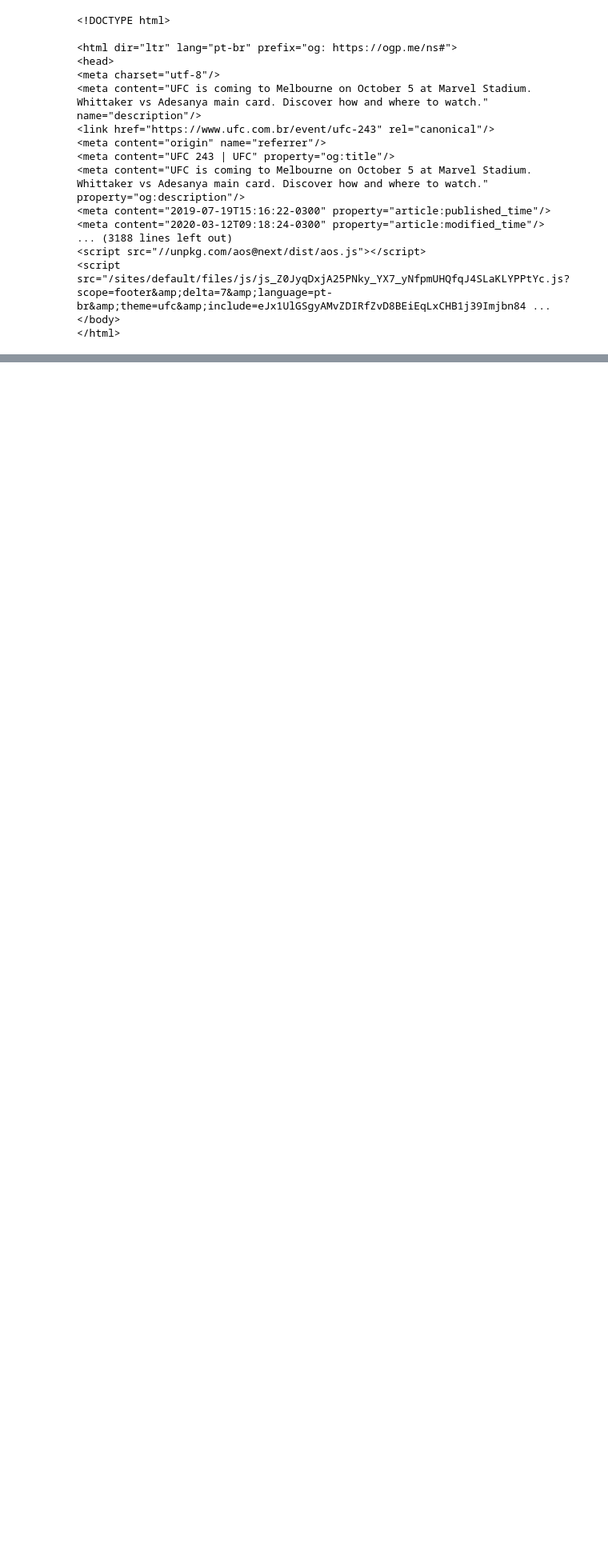
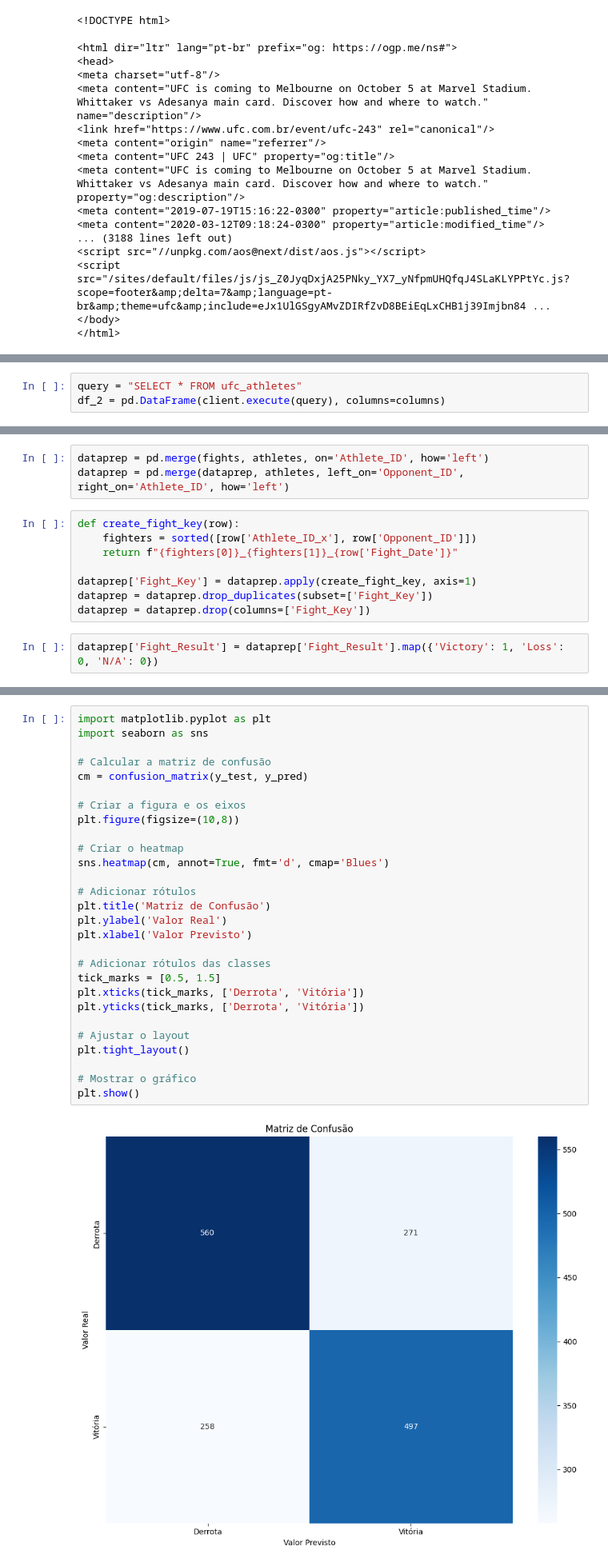
Before and after one commit to Gabriel141213/mma-stats, a Jupyter notebook: ufc_scraping.ipynb, the cells around one changed output, grey strips where cells are left out. Shown at 80% size. Cells and saved outputs as stored; diff of their text form; blank space fills up the shorter version.

Commit message:
feat: ml model Data exploration and tests

```diff
--- a/ufc_scraping.ipynb
+++ b/ufc_scraping.ipynb
@@ -1133,0 +1408,3 @@ soup
+# %%
+query = "SELECT * FROM ufc_athletes"
+df_2 = pd.DataFrame(client.execute(query), columns=columns)
@@ -1133,0 +1776,13 @@ soup
+# %%
+dataprep = pd.merge(fights, athletes, on='Athlete_ID', how='left')
+dataprep = pd.merge(dataprep, athletes, left_on='Opponent_ID', right_on='Athlete_ID', how='left')
+# %%
+def create_fight_key(row):
+    fighters = sorted([row['Athlete_ID_x'], row['Opponent_ID']])
+    return f"{fighters[0]}_{fighters[1]}_{row['Fight_Date']}"
+
+dataprep['Fight_Key'] = dataprep.apply(create_fight_key, axis=1)
+dataprep = dataprep.drop_duplicates(subset=['Fight_Key'])
+dataprep = dataprep.drop(columns=['Fight_Key'])
+# %%
+dataprep['Fight_Result'] = dataprep['Fight_Result'].map({'Victory': 1, 'Loss': 0, 'N/A': 0})
@@ -1133,0 +1860,30 @@ soup
+# %%
+import matplotlib.pyplot as plt
+import seaborn as sns
+
+# Calcular a matriz de confusão
+cm = confusion_matrix(y_test, y_pred)
+
+# Criar a figura e os eixos
+plt.figure(figsize=(10,8))
+
+# Criar o heatmap
+sns.heatmap(cm, annot=True, fmt='d', cmap='Blues')
+
+# Adicionar rótulos
+plt.title('Matriz de Confusão')
+plt.ylabel('Valor Real')
+plt.xlabel('Valor Previsto')
+
+# Adicionar rótulos das classes
+tick_marks = [0.5, 1.5]
+plt.xticks(tick_marks, ['Derrota', 'Vitória'])
+plt.yticks(tick_marks, ['Derrota', 'Vitória'])
+
+# Ajustar o layout
+plt.tight_layout()
+
+# Mostrar o gráfico
+plt.show()
+# %% [output]
+[figure, added]
```
Also changed, not shown: parts of 28 cells of this notebook, 27 other files.
